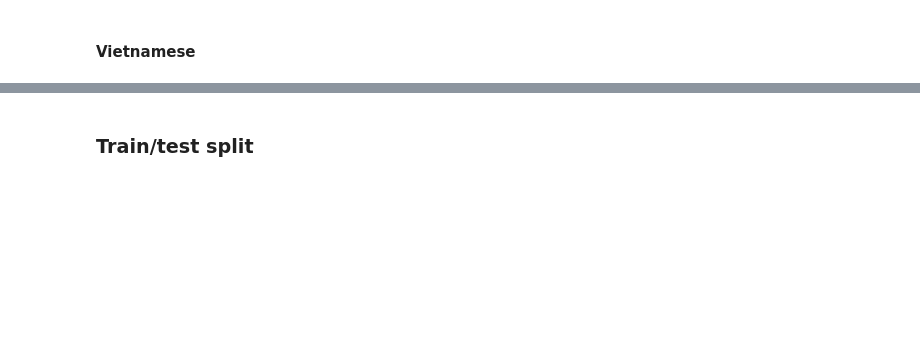
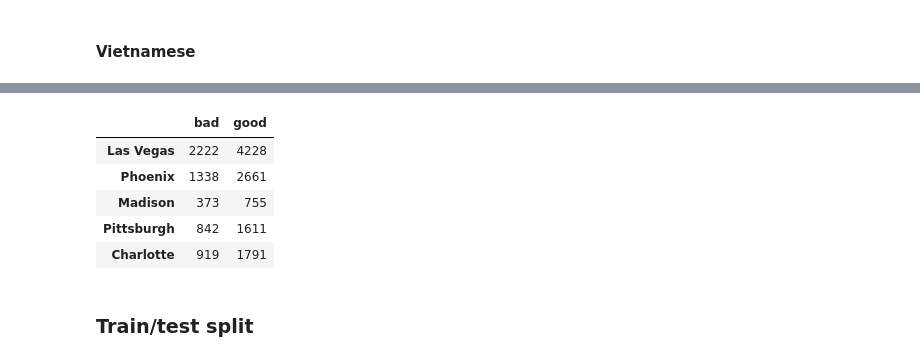
Before and after one commit to liangvi/Visualization_Demo_D3, a Jupyter notebook: Reviews.ipynb, the cells around one changed output, grey strips where cells are left out. Saved outputs shown, nothing was run; the diff lists cells and outputs as text; code cells hidden in the pictures; blank space fills up the shorter version.

Commit message:
city reviews

```diff
--- a/Reviews.ipynb
+++ b/Reviews.ipynb
@@ -308,0 +227,6 @@ review_types.to_csv("static/data/review_types.csv", sep=',')
+# %%
+ph = joined[joined['city'] == "Phoenix"]
+ph.loc[ph['stars_r'] > 3, 'review_type'] = "good"
+ph.loc[ph['stars_r'] <= 3, 'review_type'] = "bad"
+ph_types = ph['review_type'].value_counts()
+ph_types
@@ -308,0 +249,6 @@ review_types.to_csv("static/data/review_types.csv", sep=',')
+# %%
+mad = joined[joined['city'] == "Madison"]
+mad.loc[mad['stars_r'] > 3, 'review_type'] = "good"
+mad.loc[mad['stars_r'] <= 3, 'review_type'] = "bad"
+mad_types = mad['review_type'].value_counts()
+mad_types
@@ -308,0 +271,6 @@ review_types.to_csv("static/data/review_types.csv", sep=',')
+# %%
+pit = joined[joined['city'] == "Pittsburgh"]
+pit.loc[pit['stars_r'] > 3, 'review_type'] = "good"
+pit.loc[pit['stars_r'] <= 3, 'review_type'] = "bad"
+pit_types = pit['review_type'].value_counts()
+pit_types
@@ -308,0 +293,6 @@ review_types.to_csv("static/data/review_types.csv", sep=',')
+# %%
+cha = joined[joined['city'] == "Charlotte"]
+cha.loc[cha['stars_r'] > 3, 'review_type'] = "good"
+cha.loc[cha['stars_r'] <= 3, 'review_type'] = "bad"
+cha_types = cha['review_type'].value_counts()
+cha_types
@@ -308,0 +313,11 @@ review_types.to_csv("static/data/review_types.csv", sep=',')
+# %%
+d = {'bad': [lv_types[1], ph_types[1], mad_types[1], pit_types[1], cha_types[1]], 'good': [lv_types[0], ph_types[0], mad_types[0], pit_types[0], cha_types[0]]}
+city_review_types = pd.DataFrame(data=d, index=['Las Vegas', 'Phoenix', 'Madison', 'Pittsburgh', 'Charlotte'])
+city_review_types
+# %% [output]
+|  | bad | good |
+| Las Vegas | 2222 | 4228 |
+| Phoenix | 1338 | 2661 |
+| Madison | 373 | 755 |
+| Pittsburgh | 842 | 1611 |
+| Charlotte | 919 | 1791 |
```
Also changed, not shown: parts of 24 cells of this notebook, 2 other files.
